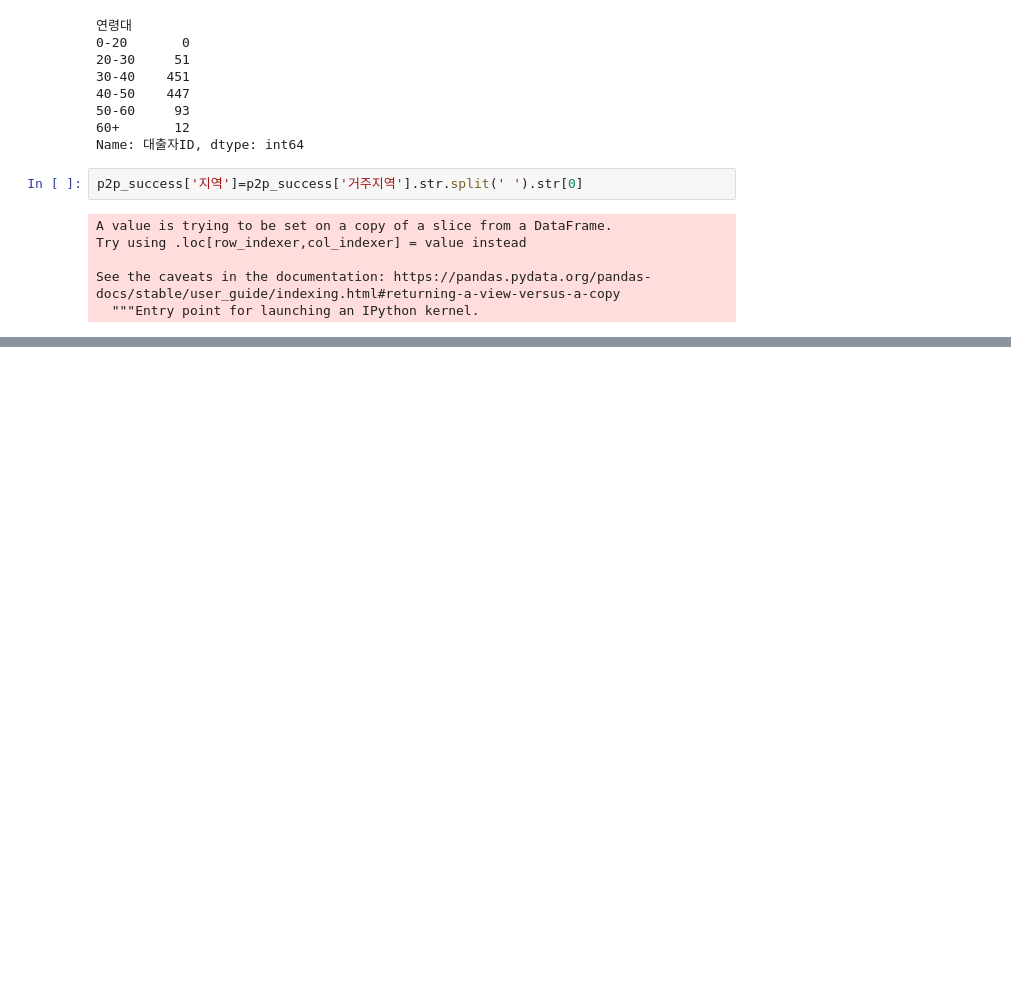
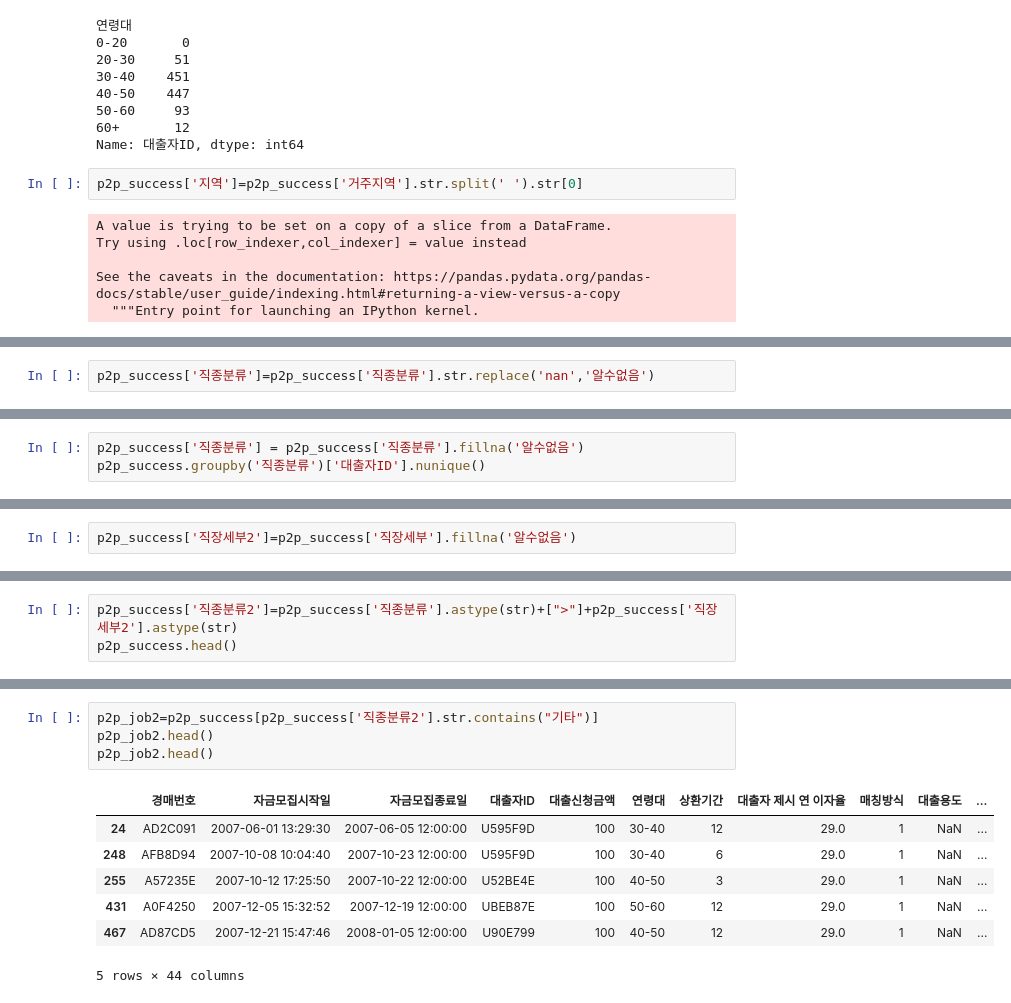
Before and after one commit to Suhhye-kang/Pandas, a Jupyter notebook: Exercise/lending/lending.ipynb, the cells around one changed output, grey strips where cells are left out. Saved outputs shown, nothing was run; the diff lists cells and outputs as text; blank space fills up the shorter version.

```diff
--- a/Exercise/lending/lending.ipynb
+++ b/Exercise/lending/lending.ipynb
@@ -449,0 +570,2 @@ p2p_success[p2p_success['지역']=='동일']
+# %%
+p2p_success['직종분류']=p2p_success['직종분류'].str.replace('nan','알수없음')
@@ -449,0 +580,3 @@ p2p_success[p2p_success['지역']=='동일']
+# %%
+p2p_success['직종분류'] = p2p_success['직종분류'].fillna('알수없음')
+p2p_success.groupby('직종분류')['대출자ID'].nunique()
@@ -449,0 +635,2 @@ p2p_success[p2p_success['지역']=='동일']
+# %%
+p2p_success['직장세부2']=p2p_success['직장세부'].fillna('알수없음')
@@ -449,0 +663,3 @@ p2p_success[p2p_success['지역']=='동일']
+# %%
+p2p_success['직종분류2']=p2p_success['직종분류'].astype(str)+[">"]+p2p_success['직장세부2'].astype(str)
+p2p_success.head()
@@ -449,0 +689,12 @@ p2p_success[p2p_success['지역']=='동일']
+# %%
+p2p_job2=p2p_success[p2p_success['직종분류2'].str.contains("기타")]
+p2p_job2.head()
+p2p_job2.head()
+# %% [output]
+|  | 경매번호 | 자금모집시작일 | 자금모집종료일 | 대출자ID | 대출신청금액 | 연령대 | 상환기간 | 대출자 제시 연 이자율 | 매칭방식 | 대출용도 | ... |
+| 24 | AD2C091 | 2007-06-01 13:29:30 | 2007-06-05 12:00:00 | U595F9D | 100 | 30-40 | 12 | 29.0 | 1 | NaN | ... |
+| 248 | AFB8D94 | 2007-10-08 10:04:40 | 2007-10-23 12:00:00 | U595F9D | 100 | 30-40 | 6 | 29.0 | 1 | NaN | ... |
+| 255 | A57235E | 2007-10-12 17:25:50 | 2007-10-22 12:00:00 | U52BE4E | 100 | 40-50 | 3 | 29.0 | 1 | NaN | ... |
+| 431 | A0F4250 | 2007-12-05 15:32:52 | 2007-12-19 12:00:00 | UBEB87E | 100 | 50-60 | 12 | 29.0 | 1 | NaN | ... |
+| 467 | AD87CD5 | 2007-12-21 15:47:46 | 2008-01-05 12:00:00 | U90E799 | 100 | 40-50 | 12 | 29.0 | 1 | NaN | ... |
+5 rows × 44 columns
```
Also changed, not shown: parts of 61 cells of this notebook.
